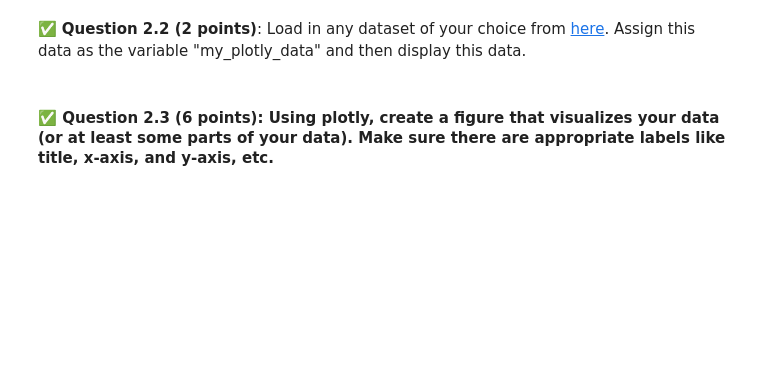
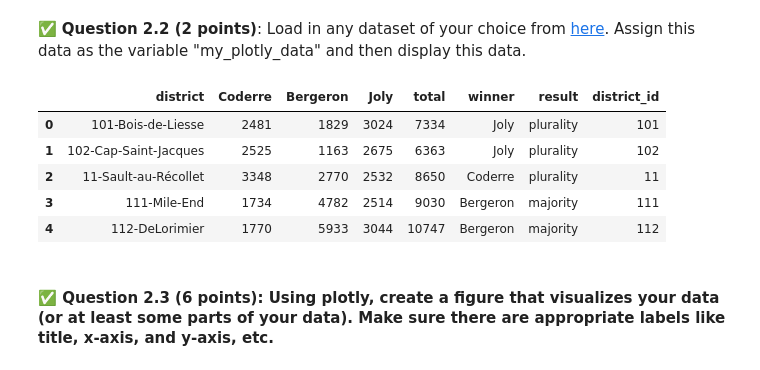
Before and after one commit to jackcienkus/CMSE202-s25-turnin, a Jupyter notebook: CMSE202-Midterm-Section001-STUDENT.ipynb, the cells around one changed output. Saved outputs shown, nothing was run; the diff lists cells and outputs as text; code cells hidden in the pictures; blank space fills up the shorter version.

```diff
--- a/CMSE202-Midterm-Section001-STUDENT.ipynb
+++ b/CMSE202-Midterm-Section001-STUDENT.ipynb
@@ -205,6 +220,17 @@ Let's install and use the plotly package
 &#9989; **Question 2.2 (2 points)**: Load in any dataset of your choice from [here]( https://plotly.com/python-api-reference/generated/plotly.data.html ). Assign this data as the variable "my_plotly_data" and then display this data.
 # %%
 # Put your code here
+import plotly
+
+my_plotly_data = plotly.data.election()
+my_plotly_data.head()
+# %% [output]
+|  | district | Coderre | Bergeron | Joly | total | winner | result | district_id |
+| 0 | 101-Bois-de-Liesse | 2481 | 1829 | 3024 | 7334 | Joly | plurality | 101 |
+| 1 | 102-Cap-Saint-Jacques | 2525 | 1163 | 2675 | 6363 | Joly | plurality | 102 |
+| 2 | 11-Sault-au-Récollet | 3348 | 2770 | 2532 | 8650 | Coderre | plurality | 11 |
+| 3 | 111-Mile-End | 1734 | 4782 | 2514 | 9030 | Bergeron | majority | 111 |
+| 4 | 112-DeLorimier | 1770 | 5933 | 3044 | 10747 | Bergeron | majority | 112 |
 # %% [markdown]
 #### &#9989; **Question 2.3 (6 points)**: Using plotly, create a figure that visualizes your data (or at least some parts of your data). Make sure there are appropriate labels like title, x-axis, and y-axis, etc.
 # %%
```
Also changed, not shown: parts of 9 cells of this notebook.
